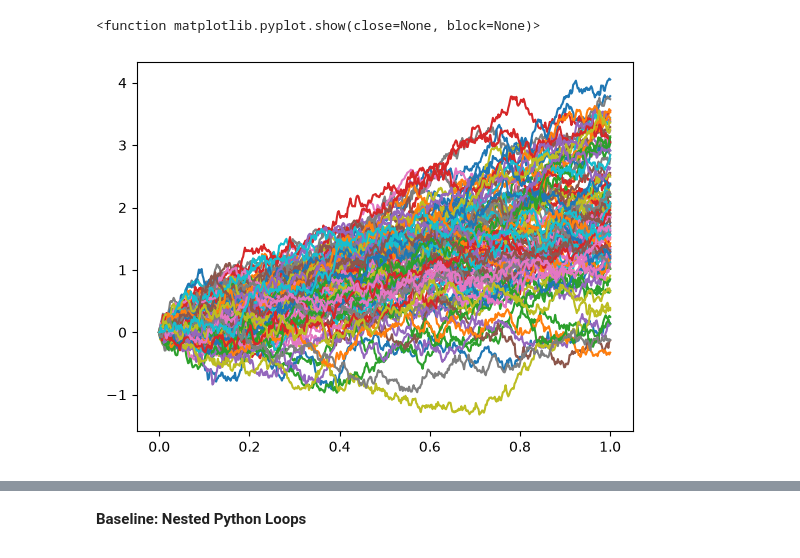
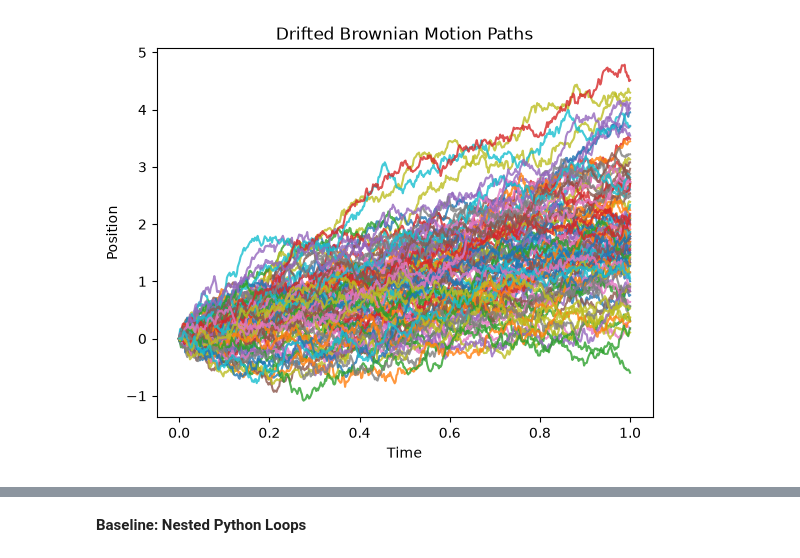
Before and after one commit to adeeb-sarfraz/delta_hedging_options_pricing, a Jupyter notebook: notebooks/2.0_gbm_simulation.ipynb, the cells around one changed output, grey strips where cells are left out. Cells and saved outputs as stored; diff of their text form; code cells hidden in the pictures.

```diff
--- a/notebooks/2.0_gbm_simulation.ipynb
+++ b/notebooks/2.0_gbm_simulation.ipynb
@@ -67,14 +117,18 @@ This produces values of Brownian Motion at the discrete times $0,\Delta t,2\Delt
 M = 100
 T = 1
 n = 500
-t_array = np.linspace(0, T, n+1)
 
-for i in range(M):
+t_array = np.linspace(0, T, n + 1)
+delta_t = T / n
 
-    steps = np.random.normal(0, np.sqrt(T/n), n)
-    path = np.concatenate(([0], np.cumsum(steps)))
+for _ in range(M):
+    increments = np.random.normal(0, np.sqrt(delta_t), size=n)
+    path = np.concatenate(([0], np.cumsum(increments)))
 
-    plt.plot(t_array, path)
+    plt.plot(t_array, path, alpha = 0.8)
 
-plt.show
+plt.xlabel("Time")
+plt.ylabel("Brownian Motion")
+plt.title("Simulated Brownian Motion Paths")
+plt.show()
 # %% [output]
@@ -85,23 +160,24 @@ plt.show
 # %%
 mu = 2
 sigma = 1
 
 M = 100
 T = 1
 n = 500
-t_array = np.linspace(0, T, n+1)
 
-delta_t = T/n
+t_array = np.linspace(0, T, n + 1)
+delta_t = T / n
 
-for i in range(M):
+for _ in range(M):
+    increments = np.random.normal(mu * delta_t, sigma * np.sqrt(delta_t), n)
+    path = np.concatenate(([0], np.cumsum(increments)))
 
-    steps = np.random.normal(mu * delta_t, sigma * np.sqrt(delta_t), n)
-    path = np.concatenate(([0], np.cumsum(steps)))
+    plt.plot(t_array, path, alpha = 0.8)
 
-    plt.plot(t_array, path)
-
-plt.show
+plt.xlabel("Time")
+plt.ylabel("Position")
+plt.title("Drifted Brownian Motion Paths")
+plt.show()
 # %% [output]
-<function matplotlib.pyplot.show(close=None, block=None)>
-[figure, old version]
+[figure, new version]
 # %% [markdown]
```
Also changed, not shown: parts of 37 cells of this notebook.
